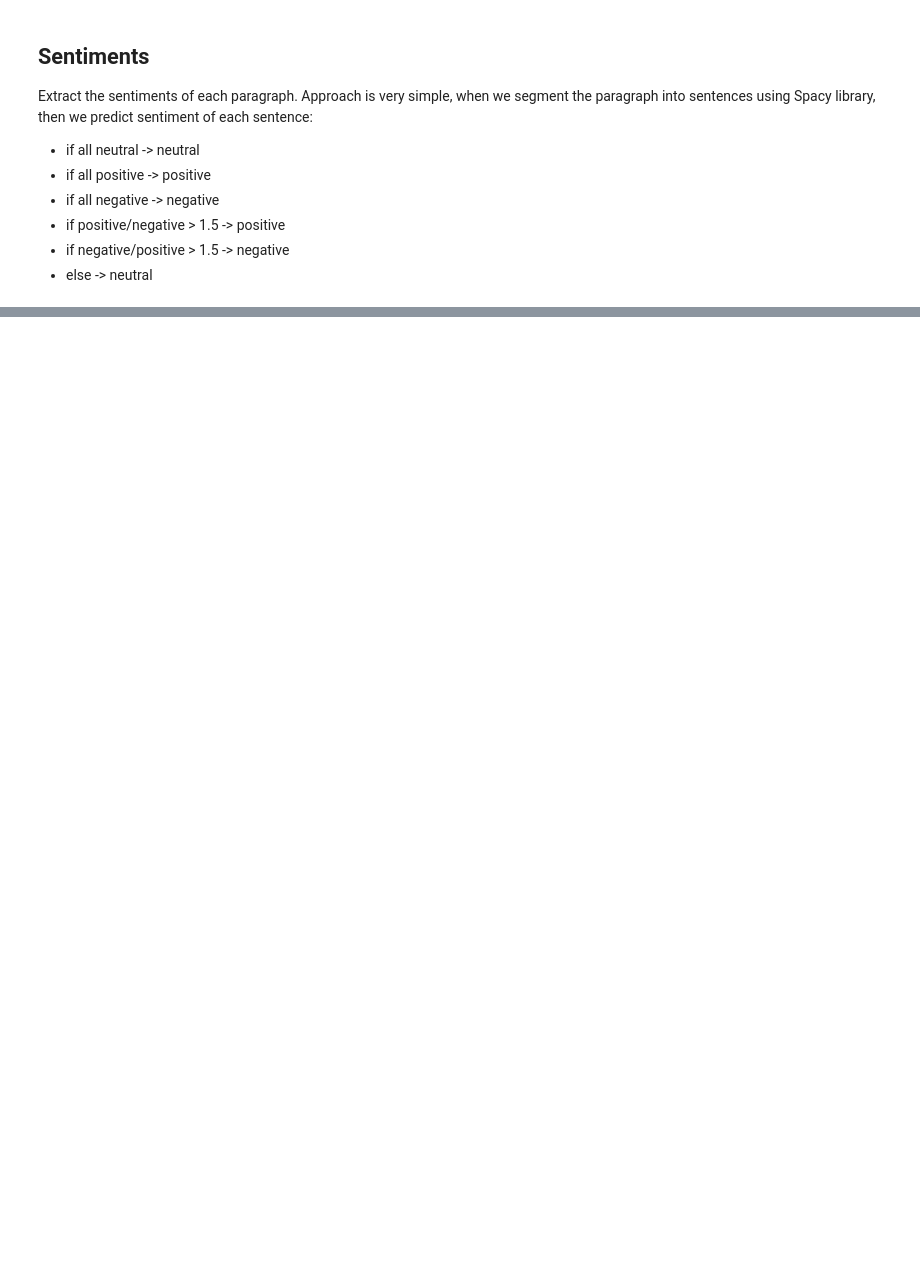
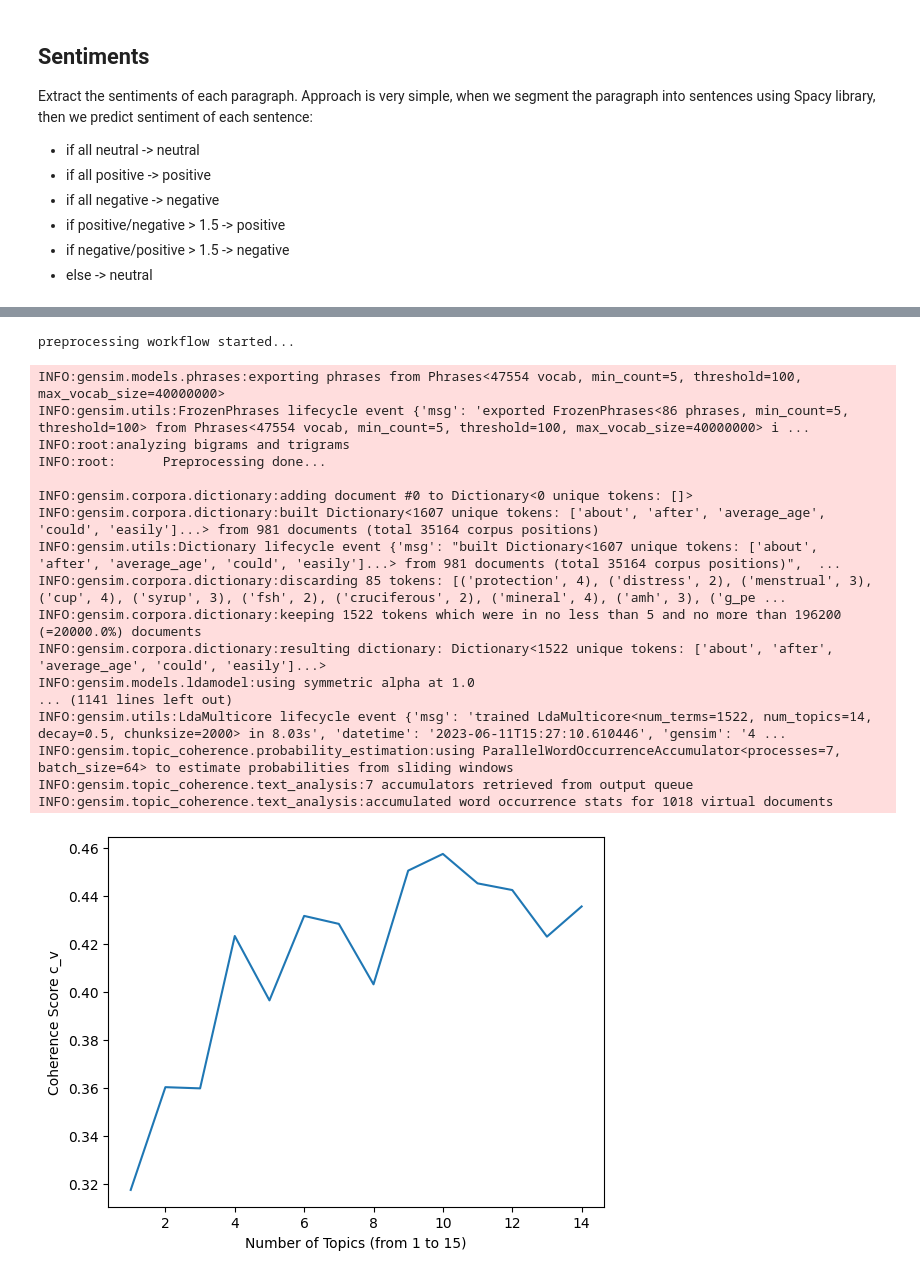
Before and after one commit to hamzeiehsan/lda_sentiment_books, a Jupyter notebook: lda_notebook.ipynb, the cells around one changed output, grey strips where cells are left out. Saved outputs shown, nothing was run; the diff lists cells and outputs as text; code cells hidden in the pictures; blank space fills up the shorter version.

```diff
--- a/lda_notebook.ipynb
+++ b/lda_notebook.ipynb
@@ -194,0 +390,4 @@ vis.pyviz_topics()  # pyVis topic analysis
+# %%
+nl_df = bookshelf.create_corpus_custom_df(nl_book_name)
+nl_df = nl_df.reset_index()
+nl_df.head()
@@ -194,0 +401,7 @@ vis.pyviz_topics()  # pyVis topic analysis
+# %%
+# creating lda object and choosing number of topics
+nl_lda_model = LDAModel(nl_df)
+nl_lda_model.preprocess(custom_stopwords)
+nl_lda_model.create_bow_model()
+nl_lda_model.plot_optimal_coherent_scores()
+# %% [output]
@@ -194,0 +426,19 @@ vis.pyviz_topics()  # pyVis topic analysis
+preprocessing workflow started...
+INFO:gensim.models.phrases:exporting phrases from Phrases<47554 vocab, min_count=5, threshold=100, max_vocab_size=40000000>
+INFO:gensim.utils:FrozenPhrases lifecycle event {'msg': 'exported FrozenPhrases<86 phrases, min_count=5, threshold=100> from Phrases<47554 vocab, min_count=5, threshold=100, max_vocab_size=40000000> i ...
+INFO:root:analyzing bigrams and trigrams
+INFO:root:      Preprocessing done...
+
+INFO:gensim.corpora.dictionary:adding document #0 to Dictionary<0 unique tokens: []>
+INFO:gensim.corpora.dictionary:built Dictionary<1607 unique tokens: ['about', 'after', 'average_age', 'could', 'easily']...> from 981 documents (total 35164 corpus positions)
+INFO:gensim.utils:Dictionary lifecycle event {'msg': "built Dictionary<1607 unique tokens: ['about', 'after', 'average_age', 'could', 'easily']...> from 981 documents (total 35164 corpus positions)",  ...
+INFO:gensim.corpora.dictionary:discarding 85 tokens: [('protection', 4), ('distress', 2), ('menstrual', 3), ('cup', 4), ('syrup', 3), ('fsh', 2), ('cruciferous', 2), ('mineral', 4), ('amh', 3), ('g_pe ...
+INFO:gensim.corpora.dictionary:keeping 1522 tokens which were in no less than 5 and no more than 196200 (=20000.0%) documents
+INFO:gensim.corpora.dictionary:resulting dictionary: Dictionary<1522 unique tokens: ['about', 'after', 'average_age', 'could', 'easily']...>
+INFO:gensim.models.ldamodel:using symmetric alpha at 1.0
+... (1141 lines left out)
+INFO:gensim.utils:LdaMulticore lifecycle event {'msg': 'trained LdaMulticore<num_terms=1522, num_topics=14, decay=0.5, chunksize=2000> in 8.03s', 'datetime': '2023-06-11T15:27:10.610446', 'gensim': '4 ...
+INFO:gensim.topic_coherence.probability_estimation:using ParallelWordOccurrenceAccumulator<processes=7, batch_size=64> to estimate probabilities from sliding windows
+INFO:gensim.topic_coherence.text_analysis:7 accumulators retrieved from output queue
+INFO:gensim.topic_coherence.text_analysis:accumulated word occurrence stats for 1018 virtual documents
+[figure, added]
```
Also changed, not shown: parts of 59 cells of this notebook, 1 other file.
